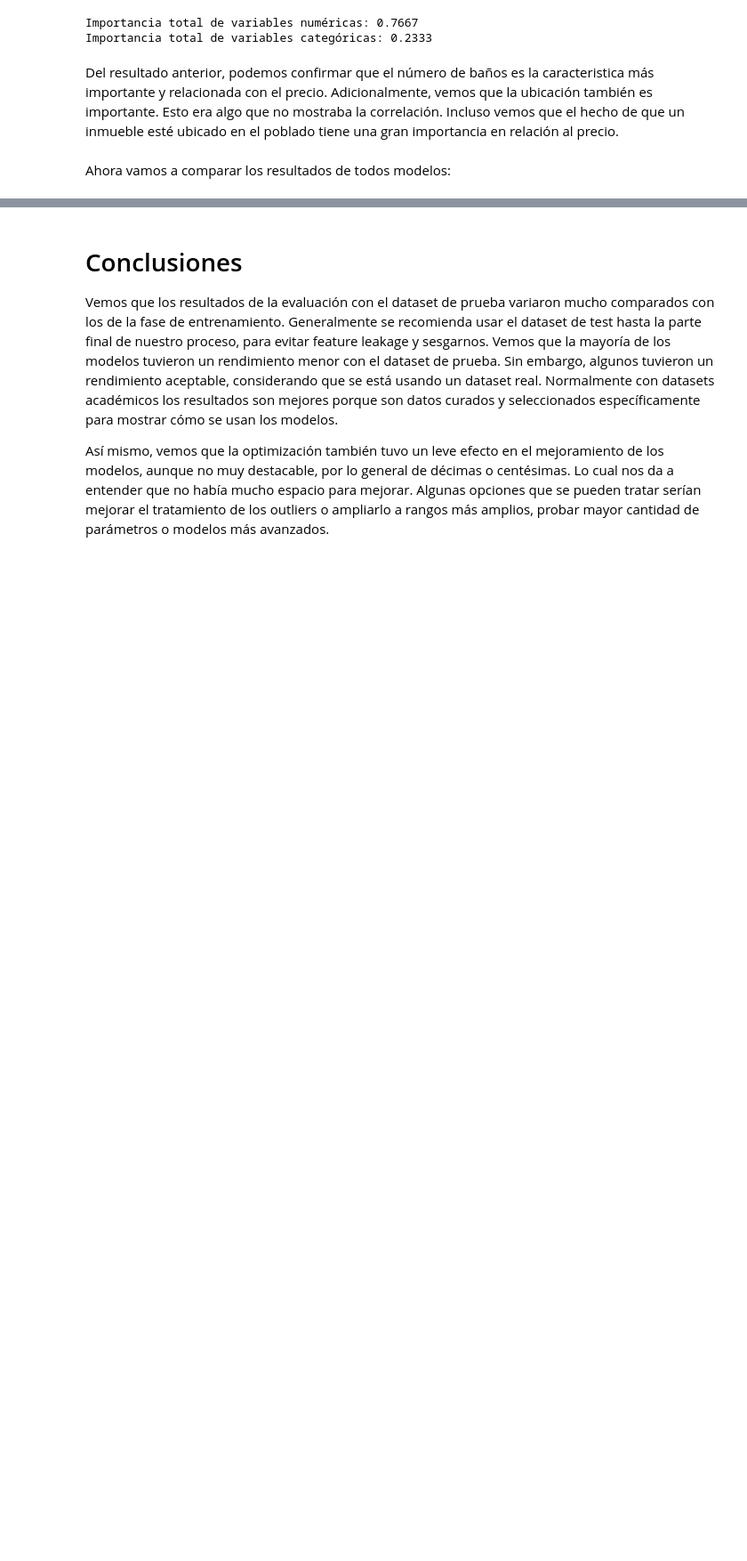
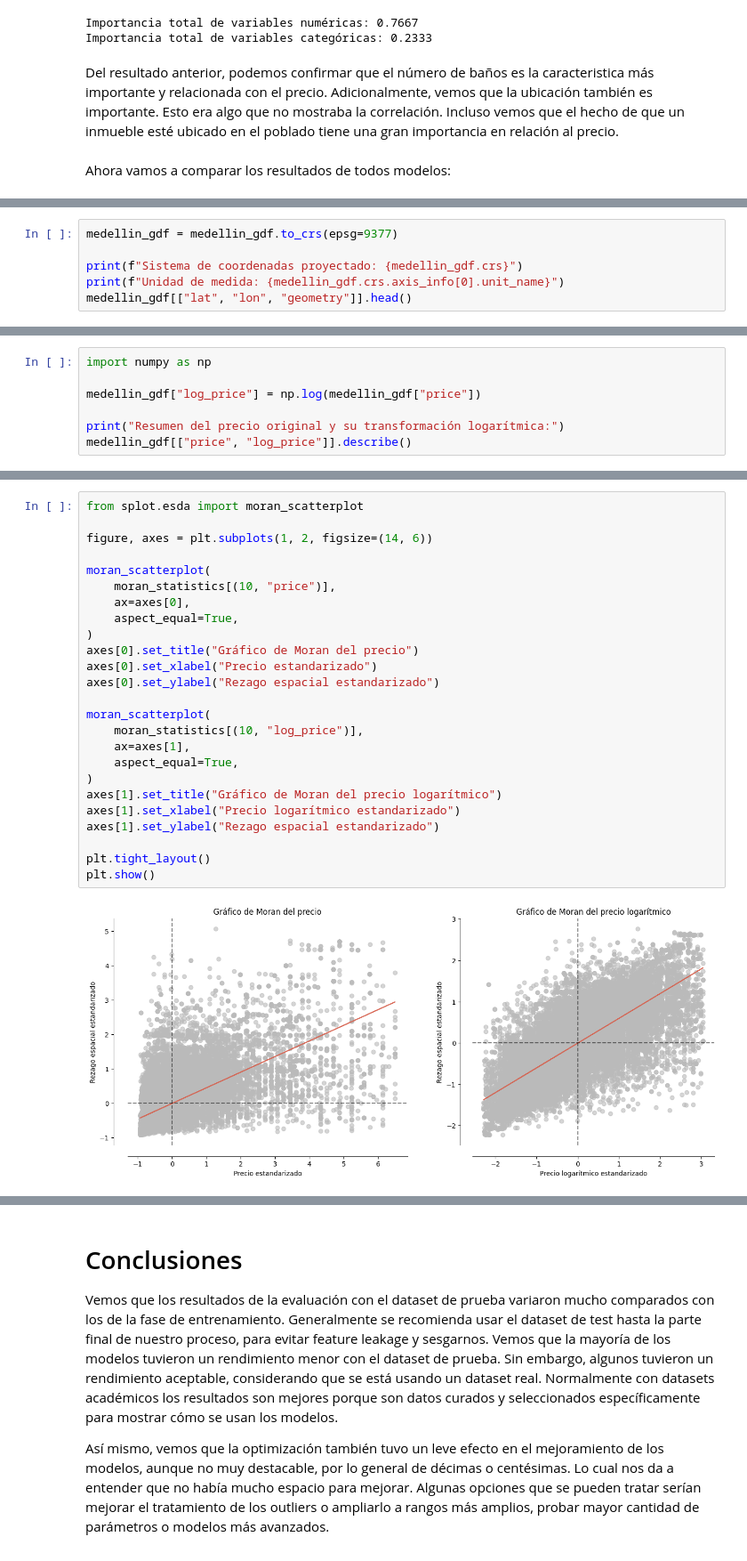
Before and after one commit to evinracher/3008338-geospatial-analysis, a Jupyter notebook: project/house-price-medellin.ipynb, the cells around one changed output, grey strips where cells are left out. Shown at 89% size. Drawn from its saved outputs; the diff is of its cells as text; blank space fills up the shorter version.

```diff
--- a/project/house-price-medellin.ipynb
+++ b/project/house-price-medellin.ipynb
@@ -1142,0 +1199,6 @@ test_model_comparison
+# %%
+medellin_gdf = medellin_gdf.to_crs(epsg=9377)
+
+print(f"Sistema de coordenadas proyectado: {medellin_gdf.crs}")
+print(f"Unidad de medida: {medellin_gdf.crs.axis_info[0].unit_name}")
+medellin_gdf[["lat", "lon", "geometry"]].head()
@@ -1142,0 +1218,7 @@ test_model_comparison
+# %%
+import numpy as np
+
+medellin_gdf["log_price"] = np.log(medellin_gdf["price"])
+
+print("Resumen del precio original y su transformación logarítmica:")
+medellin_gdf[["price", "log_price"]].describe()
@@ -1142,0 +1341,27 @@ test_model_comparison
+# %%
+from splot.esda import moran_scatterplot
+
+figure, axes = plt.subplots(1, 2, figsize=(14, 6))
+
+moran_scatterplot(
+    moran_statistics[(10, "price")],
+    ax=axes[0],
+    aspect_equal=True,
+)
+axes[0].set_title("Gráfico de Moran del precio")
+axes[0].set_xlabel("Precio estandarizado")
+axes[0].set_ylabel("Rezago espacial estandarizado")
+
+moran_scatterplot(
+    moran_statistics[(10, "log_price")],
+    ax=axes[1],
+    aspect_equal=True,
+)
+axes[1].set_title("Gráfico de Moran del precio logarítmico")
+axes[1].set_xlabel("Precio logarítmico estandarizado")
+axes[1].set_ylabel("Rezago espacial estandarizado")
+
+plt.tight_layout()
+plt.show()
+# %% [output]
+[figure, added]
```
Also changed, not shown: parts of 50 cells of this notebook.
